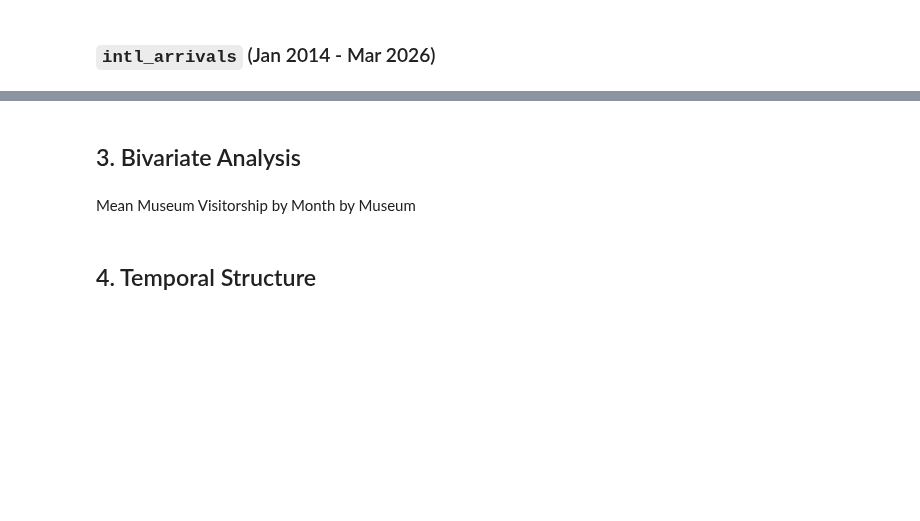
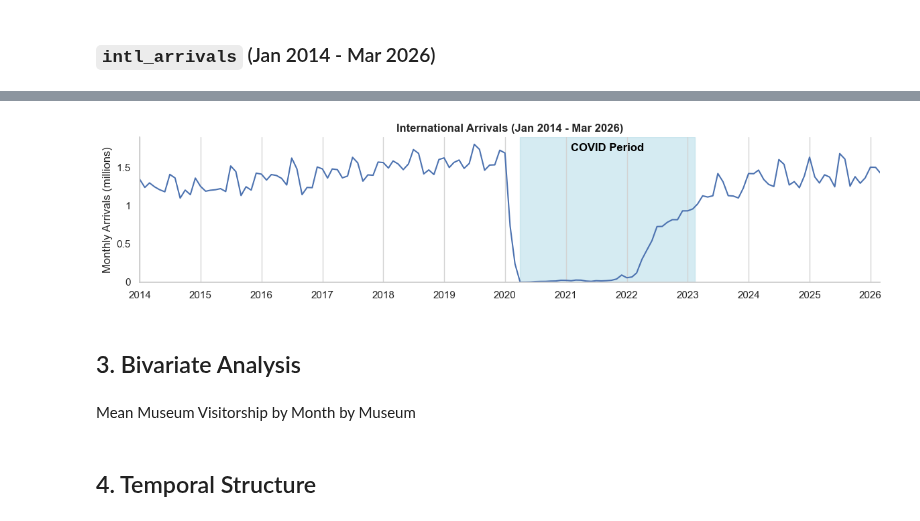
Before and after one commit to calvin4370/nhb-museum-visitorship-forecasting, a Jupyter notebook: notebooks/01_eda.ipynb, the cells around one changed output, grey strips where cells are left out. Cells and saved outputs as stored; diff of their text form; code cells hidden in the pictures; blank space fills up the shorter version.

```diff
--- a/notebooks/01_eda.ipynb
+++ b/notebooks/01_eda.ipynb
@@ -239,3 +260,17 @@ plot_monthly_visitorship(
+# %%
+# Monthly international visitor arrivals against the COVID period.
+plot_covid_period(
+    intl_arrivals_total,
+    title=f"International Arrivals ({START_MONTH} {START_YEAR} - {END_MONTH} {END_YEAR})",
+    xmin=xmin,
+    xmax=xmax,
+    covid_start=COVID_START,
+    covid_end=COVID_END,
+    ylabel="Monthly Arrivals (millions)",
+    y_millions=True,
+)
+# %% [output]
+[figure, added]
 # %% [markdown]
 ## 3. Bivariate Analysis
 # %% [markdown]
```
Also changed, not shown: parts of 19 cells of this notebook, 1 other file.
